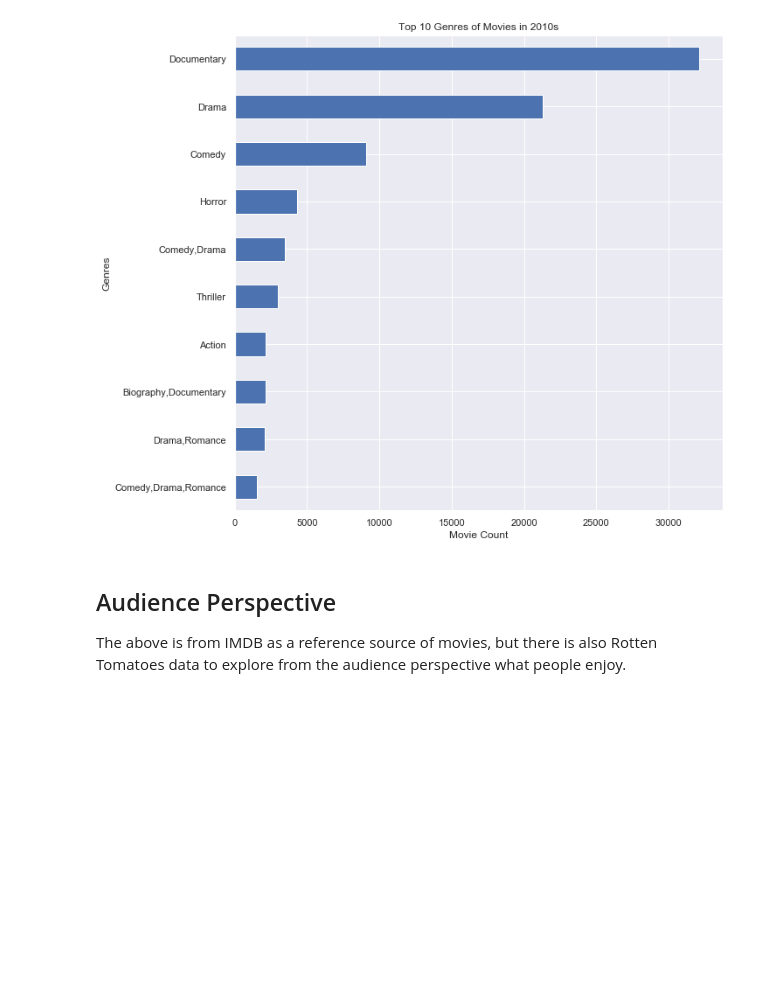
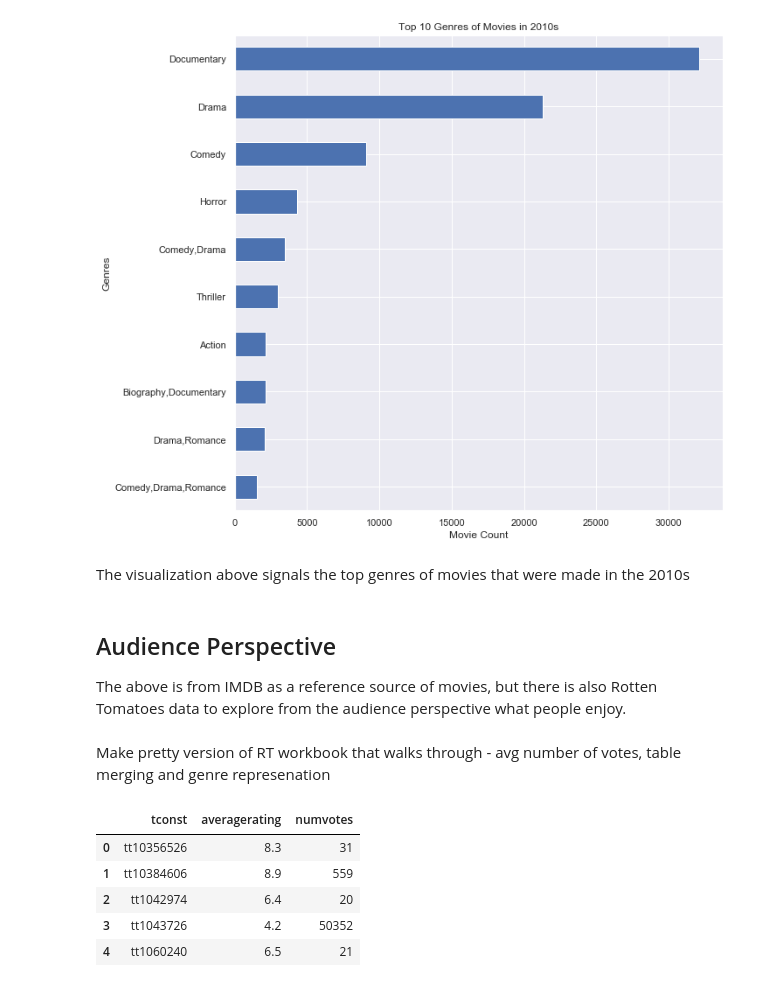
Before and after one commit to amandabgaeta/Movie-Analysis, a Jupyter notebook: Work Walkthrough.ipynb, the cells around one changed output. Saved outputs shown, nothing was run; the diff lists cells and outputs as text; code cells hidden in the pictures; blank space fills up the shorter version.

```diff
--- a/Work Walkthrough.ipynb
+++ b/Work Walkthrough.ipynb
@@ -146,6 +141,8 @@ plt.show()
 # and Comedy/Drama/Romance made most in 2010s
 # %% [output]
 [figure]
+# %% [markdown]
+The visualization above signals the top genres of movies that were made in the 2010s
 # %% [markdown]
 ## Audience Perspective
 
@@ -154,0 +150,13 @@ The above is from IMDB as a reference source of movies, but there is also Rotten
+# %% [markdown]
+Make pretty version of RT workbook that walks through - avg number of votes, table merging and genre represenation
+# %%
+#import imdb title ratings
+imdb_tr_df = pd.read_csv('rawData/zippedData/imdb.title.ratings.csv.gz')
+imdb_tr_df.head() #index, tconst, averagerating (X.X), numvotes)
+# %% [output]
+|  | tconst | averagerating | numvotes |
+| 0 | tt10356526 | 8.3 | 31 |
+| 1 | tt10384606 | 8.9 | 559 |
+| 2 | tt1042974 | 6.4 | 20 |
+| 3 | tt1043726 | 4.2 | 50352 |
+| 4 | tt1060240 | 6.5 | 21 |
```
Also changed, not shown: parts of 11 cells of this notebook, 2 other files.
